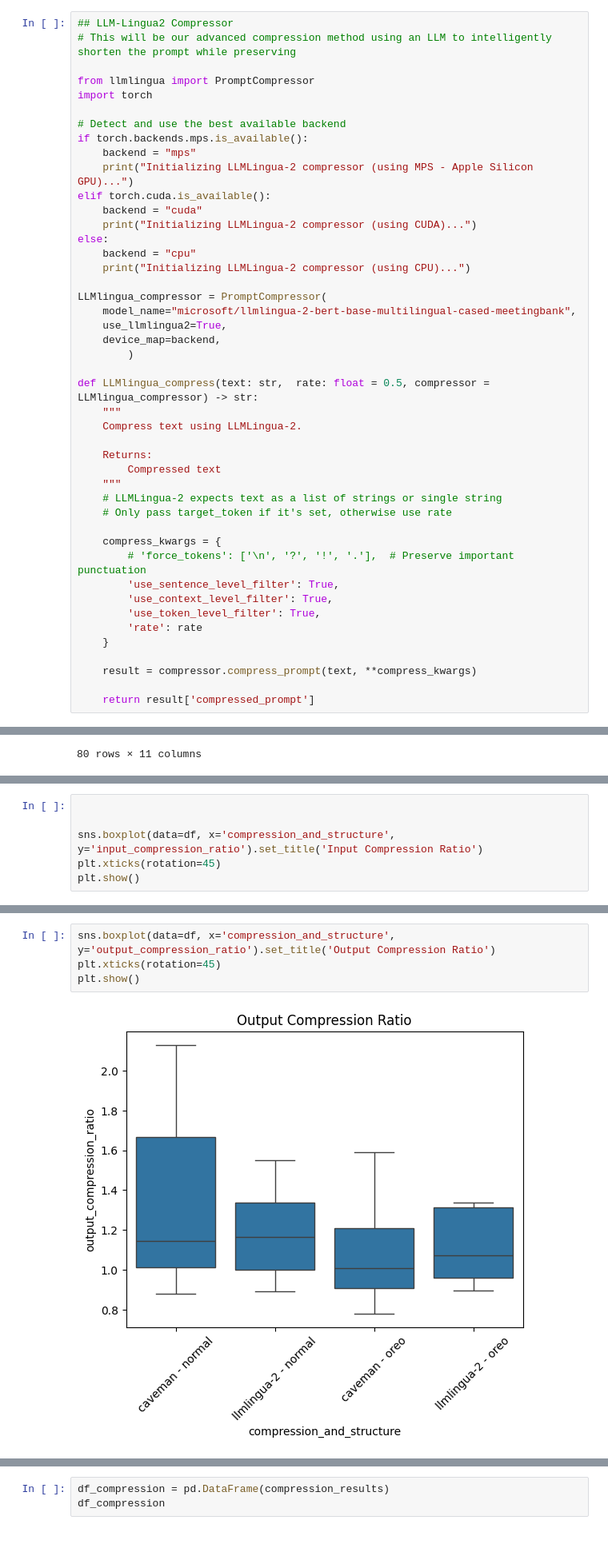
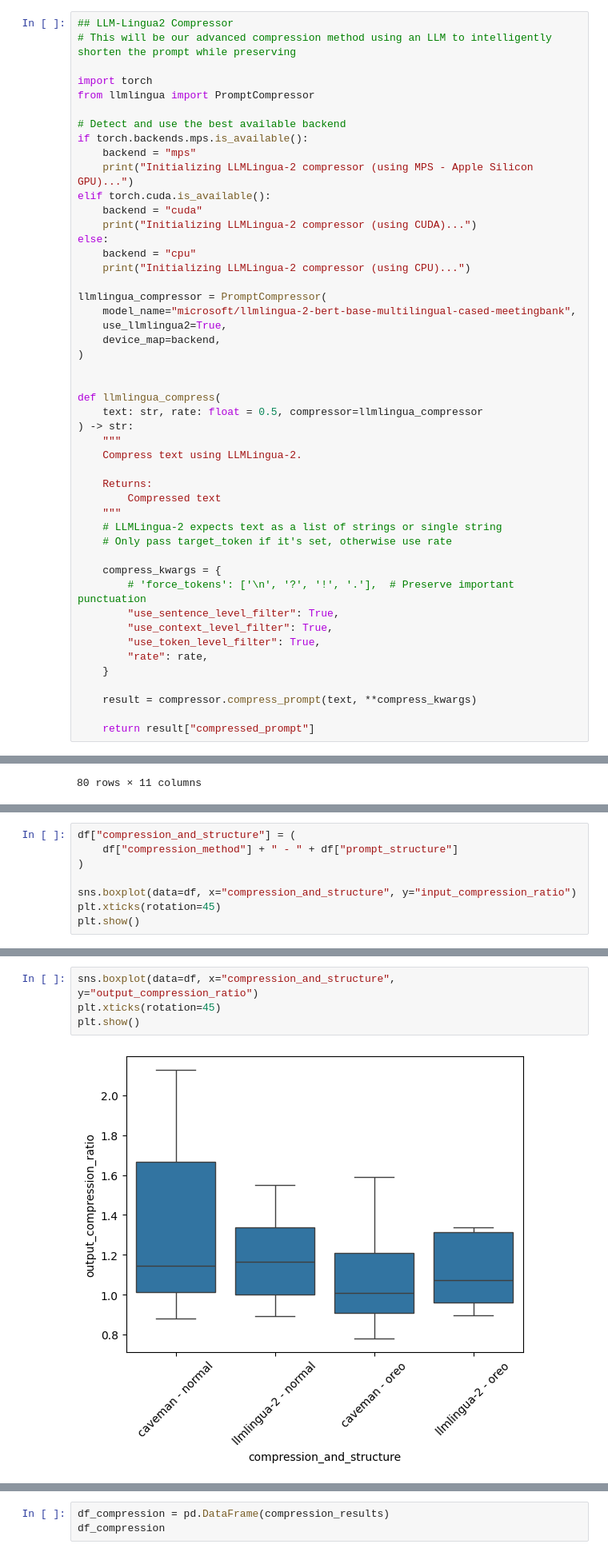
Before and after one commit to DEFRA/ai-spike-token-optimisation, a Jupyter notebook: compressors_testing.ipynb, the cells around one changed output, grey strips where cells are left out. Shown at 80% size. Saved outputs shown, nothing was run; the diff lists cells and outputs as text.

```diff
--- a/compressors_testing.ipynb
+++ b/compressors_testing.ipynb
@@ -119,8 +176,8 @@ It is redactive only, meaning it will not change the composition of the sentence
 ## LLM-Lingua2 Compressor
 # This will be our advanced compression method using an LLM to intelligently shorten the prompt while preserving
 
+import torch
 from llmlingua import PromptCompressor
-import torch
 
 # Detect and use the best available backend
 if torch.backends.mps.is_available():
@@ -133,13 +190,16 @@ else:
     backend = "cpu"
     print("Initializing LLMLingua-2 compressor (using CPU)...")
 
-LLMlingua_compressor = PromptCompressor(
+llmlingua_compressor = PromptCompressor(
     model_name="microsoft/llmlingua-2-bert-base-multilingual-cased-meetingbank",
     use_llmlingua2=True,
     device_map=backend,
-        )
+)
 
-def LLMlingua_compress(text: str,  rate: float = 0.5, compressor = LLMlingua_compressor) -> str:
+
+def llmlingua_compress(
+    text: str, rate: float = 0.5, compressor=llmlingua_compressor
+) -> str:
     """
     Compress text using LLMLingua-2.
 
@@ -151,15 +211,15 @@ def LLMlingua_compress(text: str,  rate: float = 0.5, compressor = LLMlingua_com
 
     compress_kwargs = {
         # 'force_tokens': ['\n', '?', '!', '.'],  # Preserve important punctuation
-        'use_sentence_level_filter': True,
-        'use_context_level_filter': True,
-        'use_token_level_filter': True,
-        'rate': rate
+        "use_sentence_level_filter": True,
+        "use_context_level_filter": True,
+        "use_token_level_filter": True,
+        "rate": rate,
     }
 
     result = compressor.compress_prompt(text, **compress_kwargs)
 
-    return result['compressed_prompt']
+    return result["compressed_prompt"]
 # %% [output]
 Initializing LLMLingua-2 compressor (using MPS - Apple Silicon GPU)...
 `torch_dtype` is deprecated! Use `dtype` instead!
@@ -812,9 +957,11 @@ df.groupby(['prompt_structure', 'compression_method'])['input_compression_ratio'
 | oreo | caveman | 0.834560 | 0.046154 |
 |  | llmlingua-2 | 0.802426 | 0.021155 |
 # %%
+df["compression_and_structure"] = (
+    df["compression_method"] + " - " + df["prompt_structure"]
+)
 
-
-sns.boxplot(data=df, x='compression_and_structure', y='input_compression_ratio').set_title('Input Compression Ratio')
+sns.boxplot(data=df, x="compression_and_structure", y="input_compression_ratio")
 plt.xticks(rotation=45)
 plt.show()
 # %% [output]
@@ -822,9 +969,9 @@ plt.show()
 # %%
-sns.boxplot(data=df, x='compression_and_structure', y='output_compression_ratio').set_title('Output Compression Ratio')
+sns.boxplot(data=df, x="compression_and_structure", y="output_compression_ratio")
 plt.xticks(rotation=45)
 plt.show()
 # %% [output]
-[figure, old version]
+[figure, new version]
 # %%
 # pip install tiktoken
 import tiktoken
```
Also changed, not shown: parts of 13 cells of this notebook, 19 other files.
